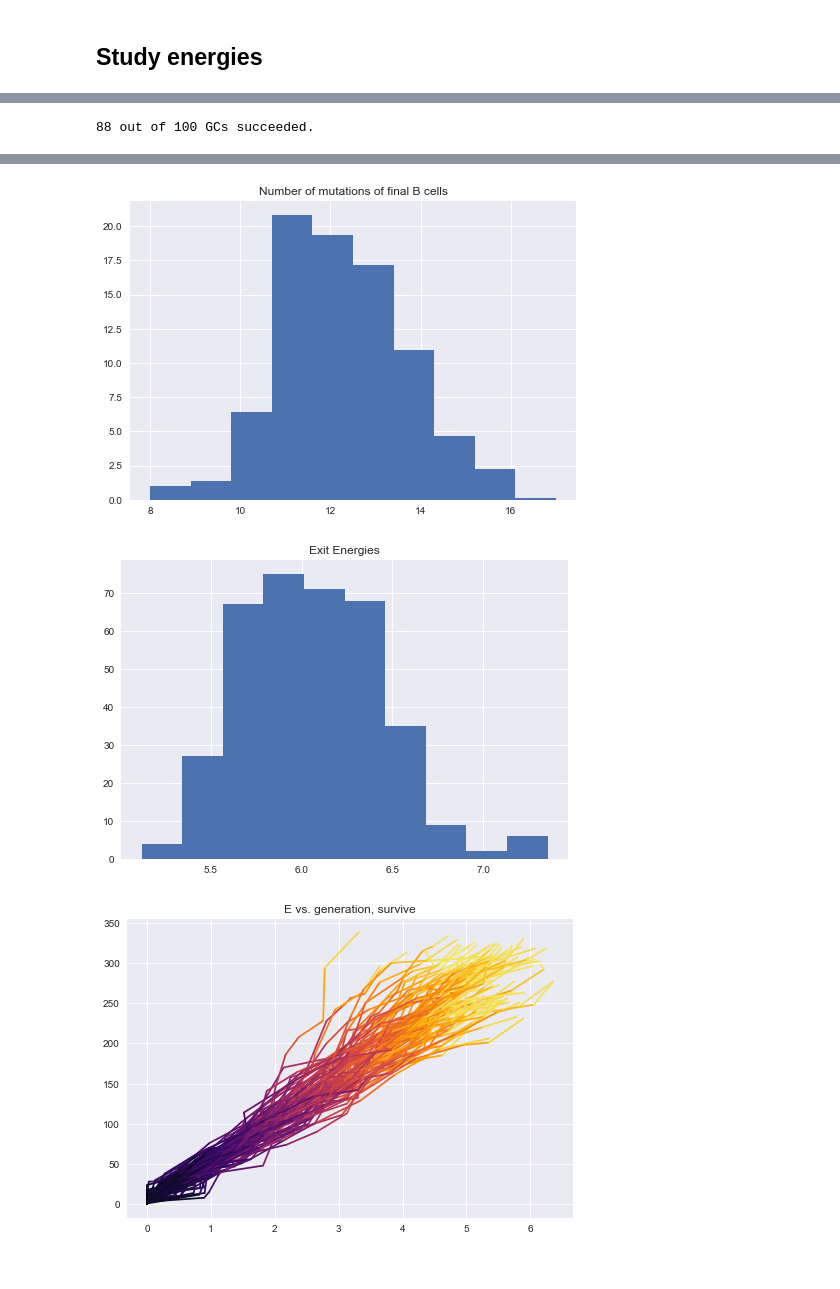
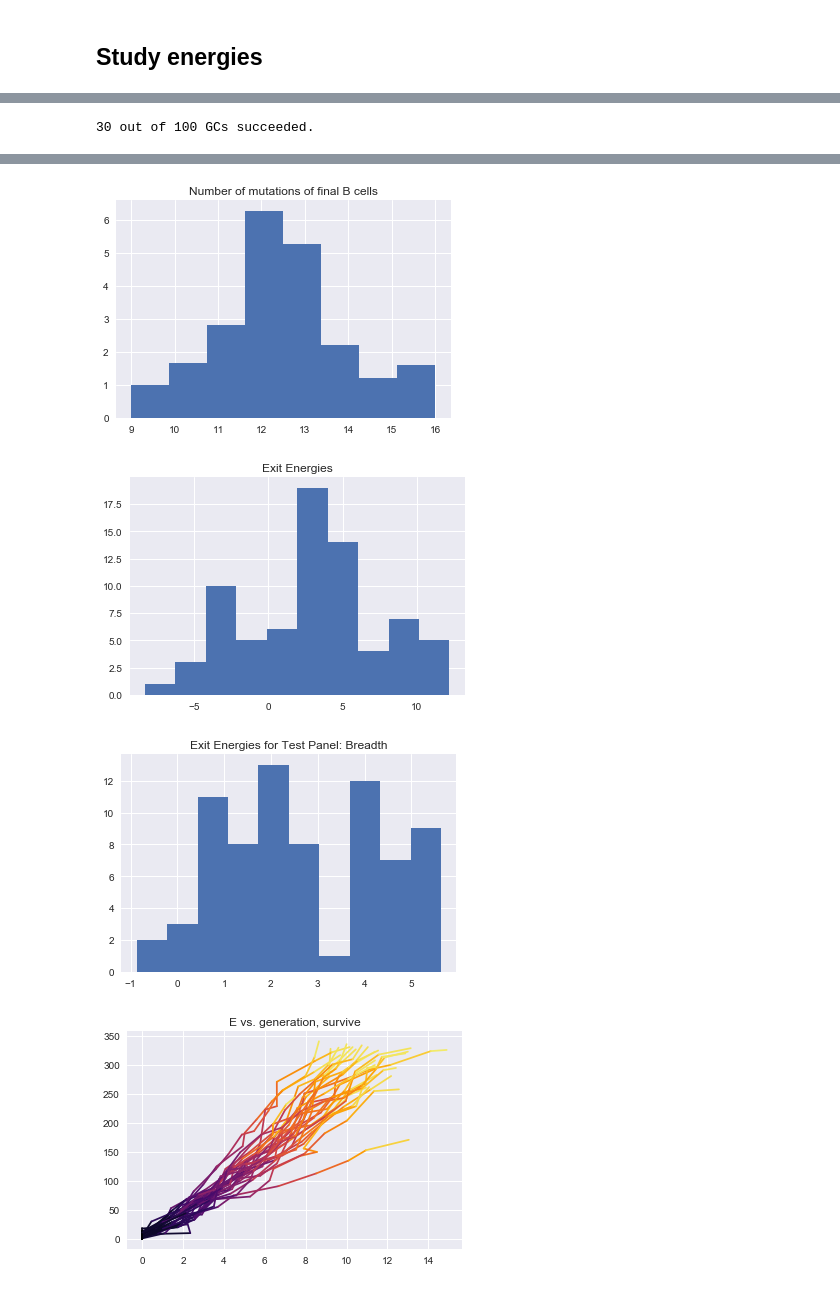
Before and after one commit to jlouveau/Github_Kayla_Joy, a Jupyter notebook: Analysis.ipynb, the cells around one changed output, grey strips where cells are left out. Saved outputs shown, nothing was run; the diff lists cells and outputs as text; code cells hidden in the pictures.

```diff
--- a/Analysis.ipynb
+++ b/Analysis.ipynb
@@ -568,6 +568,7 @@ plot.show()
 nMutations = []
 weights    = []
 exitEnergies = []
+exitEnergies_testPanel = []
 for i in range(nTrials):
     trialMemTable = selectObservations(memTable, ['trial'], [str(i)])
     total  = float(np.sum([int(o['number']) for o in trialMemTable]))
@@ -575,6 +576,7 @@ for i in range(nTrials):
         nMutations.append(int(o['CDR_mutations']))
         weights.append(float(o['number'])/total)
         exitEnergies.append(float(o['E']))
+        exitEnergies_testPanel.append((float(o['test_panel_E'])))
 
 fig = plot.figure()
 n, bins, patches = plot.hist(nMutations, 1 + np.max(nMutations) - np.min(nMutations), weights=weights)
@@ -585,6 +587,12 @@ fig = plot.figure()
 n, bins, patches = plot.hist(exitEnergies, 10)
 plot.title('Exit Energies')
 fig.savefig('exit_energies.pdf')
+plot.show()
+
+fig = plot.figure()
+n, bins, patches = plot.hist(exitEnergies_testPanel, 10)
+plot.title('Exit Energies for Test Panel: Breadth')
+fig.savefig('exit_energies_testpanel.pdf')
 plot.show()
 
 # largest clone table -> energy trajectory
@@ -607 +615 @@ plot.show()
-88 out of 100 GCs succeeded.
+30 out of 100 GCs succeeded.
@@ -609,3 +617,4 @@ plot.show()
-[figure, old version]
+[figure, new version]
-[figure, old version]
+[figure, new version]
-[figure, old version]
+[figure, new version]
+[figure, added]
```
Also changed, not shown: parts of 11 cells of this notebook.
